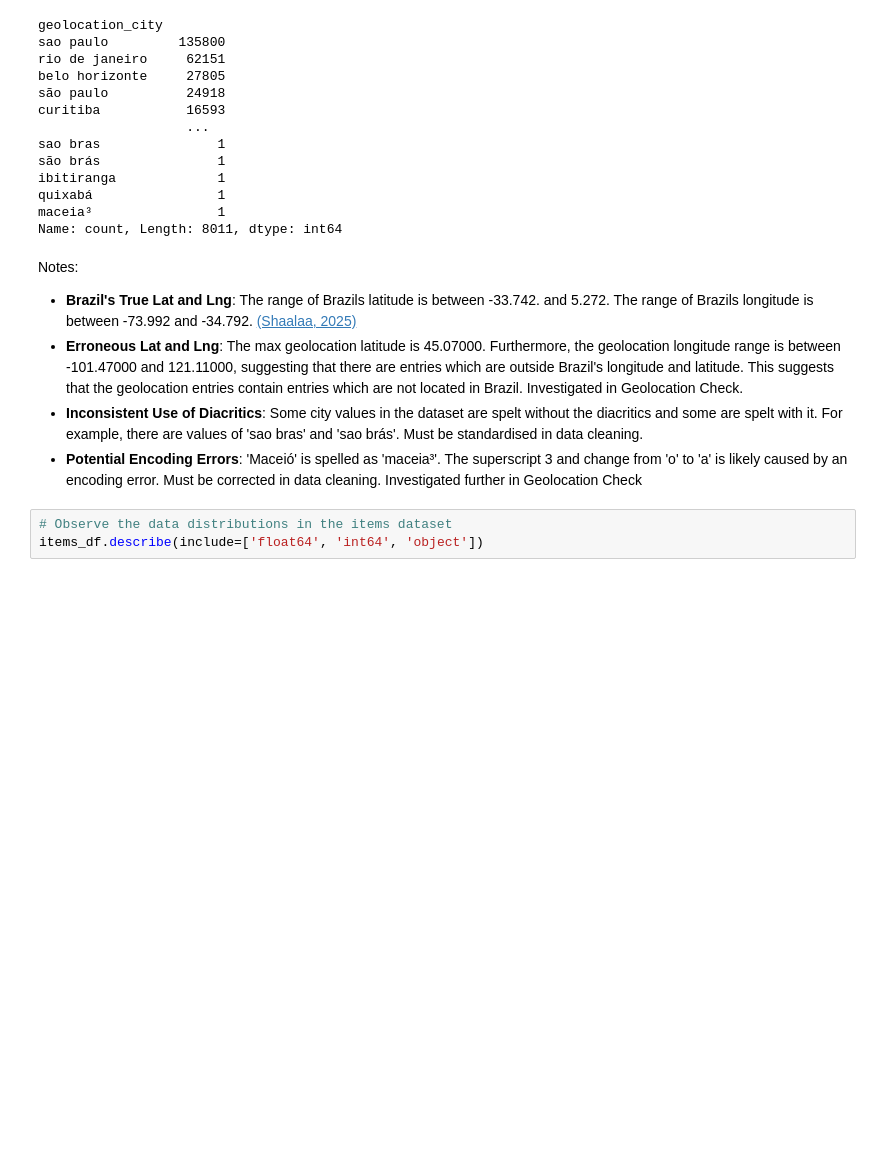
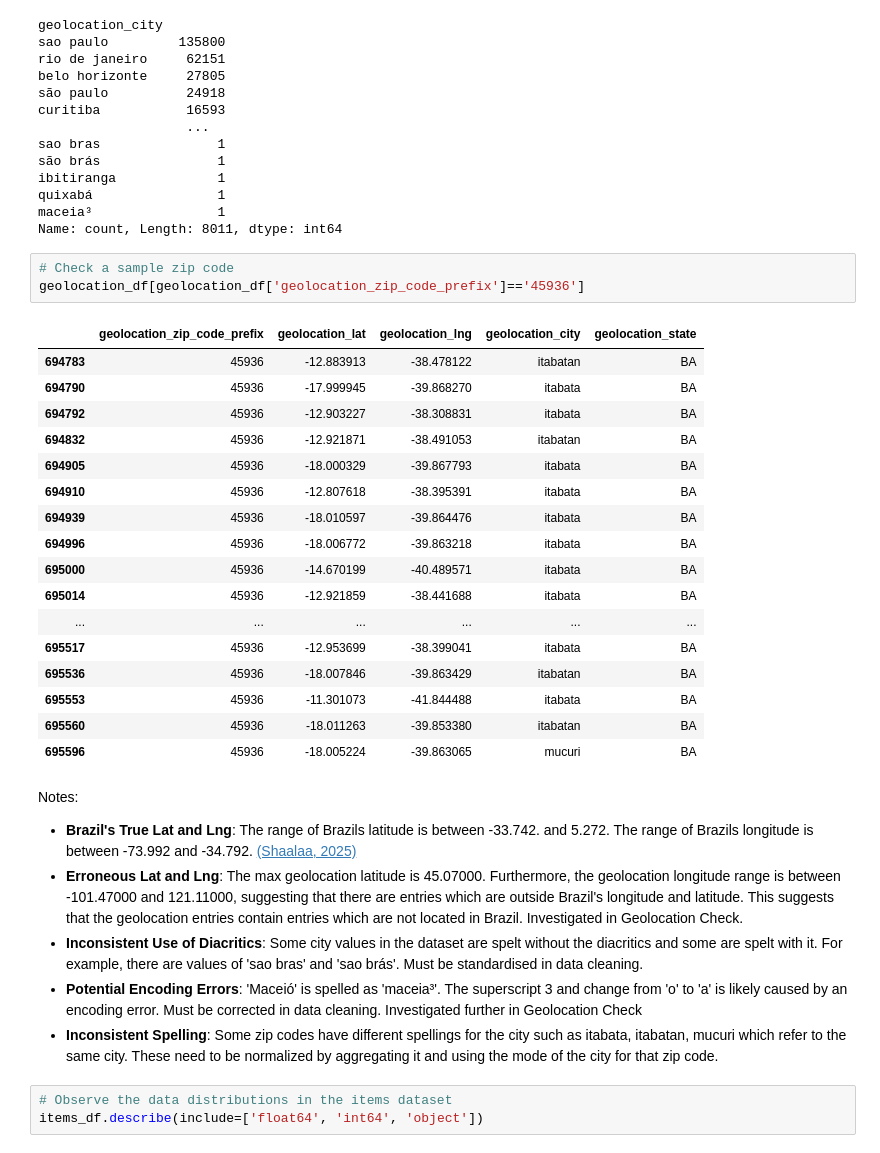
Before and after one commit to g-awaine/y3s2_caie_assessment, a Jupyter notebook: annex/preliminary_data_analysis.ipynb, the cells around one changed output. Drawn from its saved outputs; the diff is of its cells as text; blank space fills up the shorter version.

```diff
--- a/annex/preliminary_data_analysis.ipynb
+++ b/annex/preliminary_data_analysis.ipynb
@@ -406,12 +408,34 @@ ibitiranga             1
 quixabá                1
 maceia³                1
 Name: count, Length: 8011, dtype: int64
+# %%
+# Check a sample zip code
+geolocation_df[geolocation_df['geolocation_zip_code_prefix']=='45936']
+# %% [output]
+|  | geolocation_zip_code_prefix | geolocation_lat | geolocation_lng | geolocation_city | geolocation_state |
+| 694783 | 45936 | -12.883913 | -38.478122 | itabatan | BA |
+| 694790 | 45936 | -17.999945 | -39.868270 | itabata | BA |
+| 694792 | 45936 | -12.903227 | -38.308831 | itabata | BA |
+| 694832 | 45936 | -12.921871 | -38.491053 | itabatan | BA |
+| 694905 | 45936 | -18.000329 | -39.867793 | itabata | BA |
+| 694910 | 45936 | -12.807618 | -38.395391 | itabata | BA |
+| 694939 | 45936 | -18.010597 | -39.864476 | itabata | BA |
+| 694996 | 45936 | -18.006772 | -39.863218 | itabata | BA |
+| 695000 | 45936 | -14.670199 | -40.489571 | itabata | BA |
+| 695014 | 45936 | -12.921859 | -38.441688 | itabata | BA |
+| ... | ... | ... | ... | ... | ... |
+| 695517 | 45936 | -12.953699 | -38.399041 | itabata | BA |
+| 695536 | 45936 | -18.007846 | -39.863429 | itabatan | BA |
+| 695553 | 45936 | -11.301073 | -41.844488 | itabata | BA |
+| 695560 | 45936 | -18.011263 | -39.853380 | itabatan | BA |
+| 695596 | 45936 | -18.005224 | -39.863065 | mucuri | BA |
 # %% [markdown]
 Notes:
 - **Brazil's True Lat and Lng**: The range of Brazils latitude is between -33.742. and 5.272. The range of Brazils longitude is between -73.992 and -34.792. [(Shaalaa, 2025)](https://www.shaalaa.com/question-bank-solutions/describe-the-latitudinal-and-longitudinal-extent-of-india-and-brazil_75800)
 - **Erroneous Lat and Lng**: The max geolocation latitude is 45.07000. Furthermore, the geolocation longitude range is between -101.47000	and 121.11000, suggesting that there are entries which are outside Brazil's longitude and latitude. This suggests that the geolocation entries contain entries which are not located in Brazil. Investigated in Geolocation Check.
 - **Inconsistent Use of Diacritics**: Some city values in the dataset are spelt without the diacritics and some are spelt with it. For example, there are values of 'sao bras' and 'sao brás'. Must be standardised in data cleaning.
 - **Potential Encoding Errors**: 'Maceió' is spelled as 'maceia³'. The superscript 3 and change from 'o' to 'a' is likely caused by an encoding error. Must be corrected in data cleaning. Investigated further in Geolocation Check
+- **Inconsistent Spelling**: Some zip codes have different spellings for the city such as itabata, itabatan, mucuri which refer to the same city. These need to be normalized by aggregating it and using the mode of the city for that zip code.
 # %%
 # Observe the data distributions in the items dataset
 items_df.describe(include=['float64', 'int64', 'object'])
```
Also changed, not shown: parts of 22 cells of this notebook, 8 other files.
